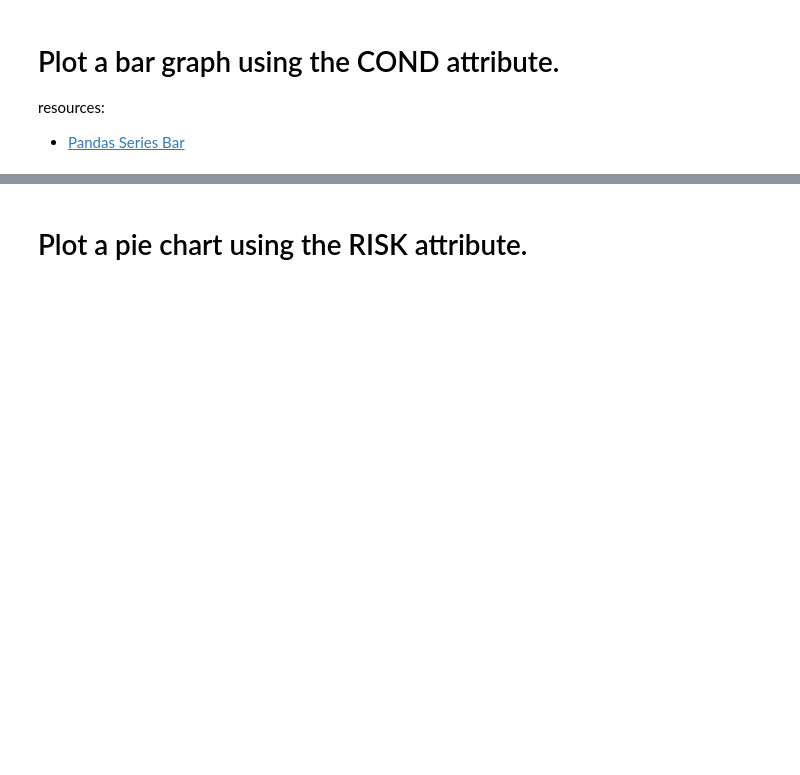
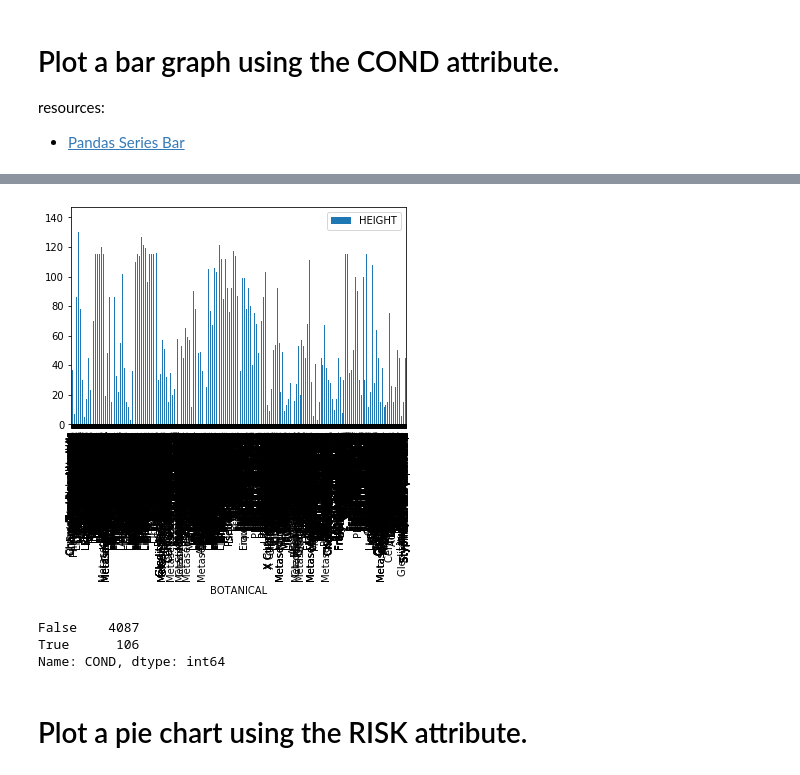
Before and after one commit to malbt/DataEngineering.Labs.CityOfNewarkDETreeSurvey, a Jupyter notebook: newark_de_tree_survey.ipynb, the cells around one changed output, grey strips where cells are left out. Saved outputs shown, nothing was run; the diff lists cells and outputs as text; code cells hidden in the pictures; blank space fills up the shorter version.

```diff
--- a/newark_de_tree_survey.ipynb
+++ b/newark_de_tree_survey.ipynb
@@ -175,5 +201,20 @@ resources:
+# %%
+# Plot the Series here
+#df_lab.plot.bar()
+from matplotlib import pyplot as plt
+
+df_lab.plot(kind='bar',x='BOTANICAL',y='HEIGHT')
+plt.show()
+#my_plot = df_lab.plot(kind='bar')
+# %% [output]
+[figure, added]
 # %%
 # How many entries have missing values for the COND attribute? Why are these values missing?
+df_lab['COND'].isnull().value_counts()
+# %% [output]
+False    4087
+True      106
+Name: COND, dtype: int64
 # %% [markdown]
 # Plot a pie chart using the RISK attribute.
 # %% [markdown]
```
Also changed, not shown: parts of 20 cells of this notebook.
